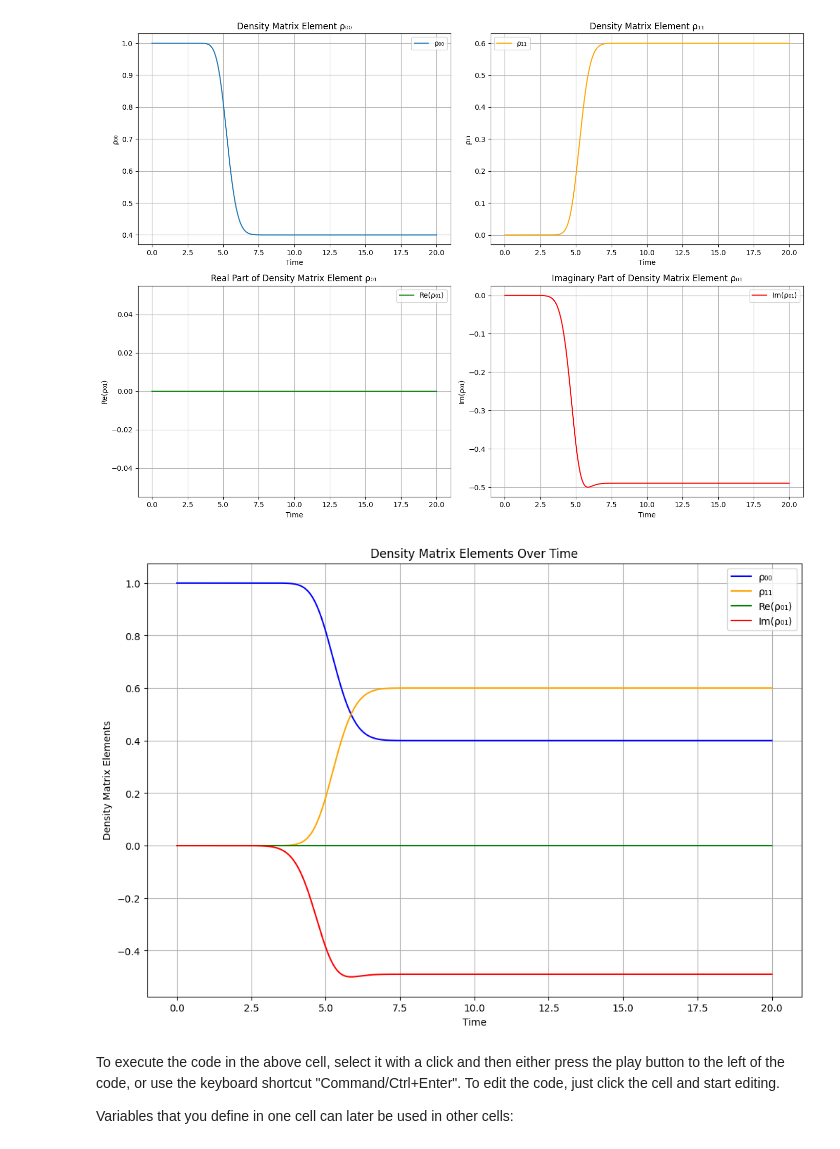
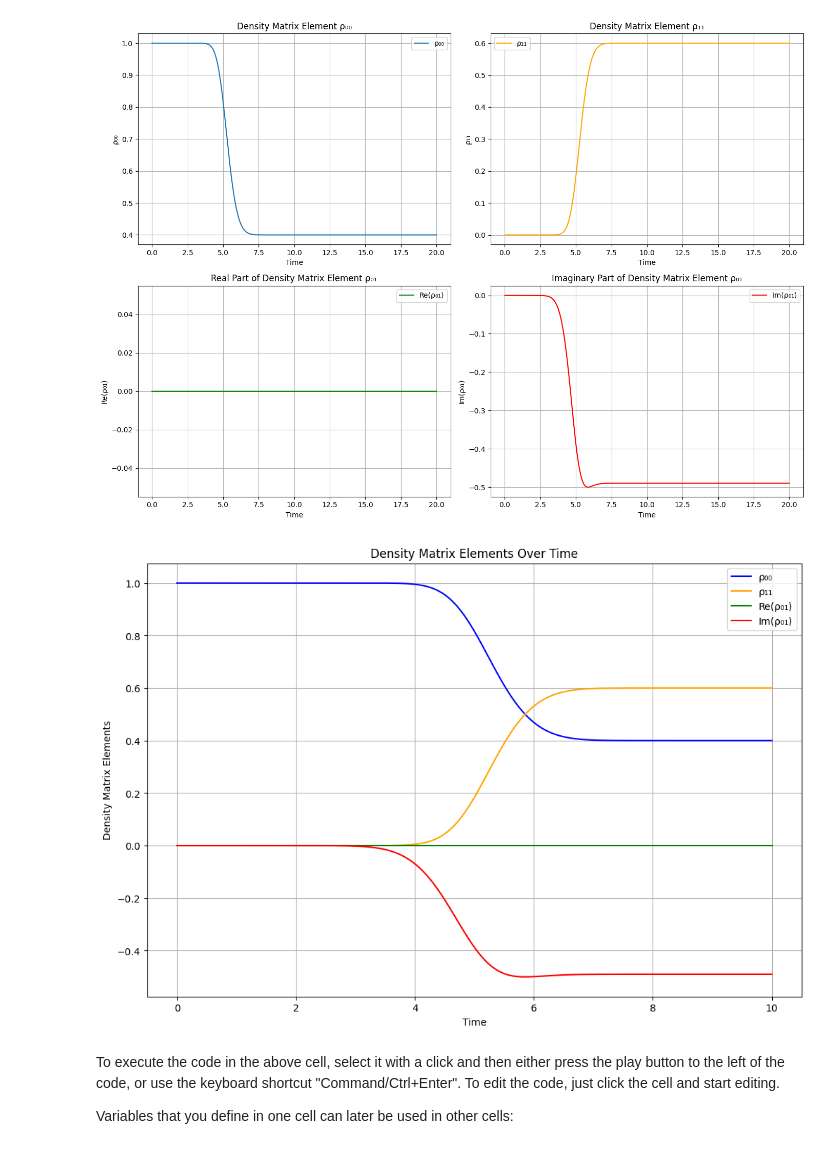
Before and after one commit to Daweet/2015, a Jupyter notebook: Welcome_To_Colab.ipynb, the cells around one changed output. Saved outputs shown, nothing was run; the diff lists cells and outputs as text; code cells hidden in the pictures.

```diff
--- a/Welcome_To_Colab.ipynb
+++ b/Welcome_To_Colab.ipynb
@@ -207,36 +207,36 @@ def compute_density_matrix_elements(S_values):
 # Parameters
 S0 = np.array([0, 0, 1])  # Initial condition
 t0 = 0# Initial time
-t_end = 20# Final time
+t_end = 10# Final time
 h = 0.01# Time step# Perform integration
 t_values, S_values = integrate_ode(S0, t0, t_end, h)
 
 # Compute density matrix elements
 rho_00, rho_11, rho_01, rho_10 = compute_density_matrix_elements(S_values)
 
 # Plot all elements in one plot
 plt.figure(figsize=(12, 8))
 
 # Plot rho_00
 plt.plot(t_values, rho_00, label='ρ₀₀', color='blue')
 
 # Plot rho_11
 plt.plot(t_values, rho_11, label='ρ₁₁', color='orange')
 
 # Plot real part of rho_01
 plt.plot(t_values, np.real(rho_01), label='Re(ρ₀₁)', color='green')
 
 # Plot imaginary part of rho_01
 plt.plot(t_values, np.imag(rho_01), label='Im(ρ₀₁)', color='red')
 
 plt.xlabel('Time')
 plt.ylabel('Density Matrix Elements')
 plt.title('Density Matrix Elements Over Time')
 plt.legend()
 plt.grid(True)
 plt.show()
 # %% [output]
-[figure, old version]
+[figure, new version]
 # %% [markdown]
 To execute the code in the above cell, select it with a click and then either press the play button to the left of the code, or use the keyboard shortcut "Command/Ctrl+Enter". To edit the code, just click the cell and start editing.
 
```
Also changed, not shown: parts of 1 cell of this notebook.
